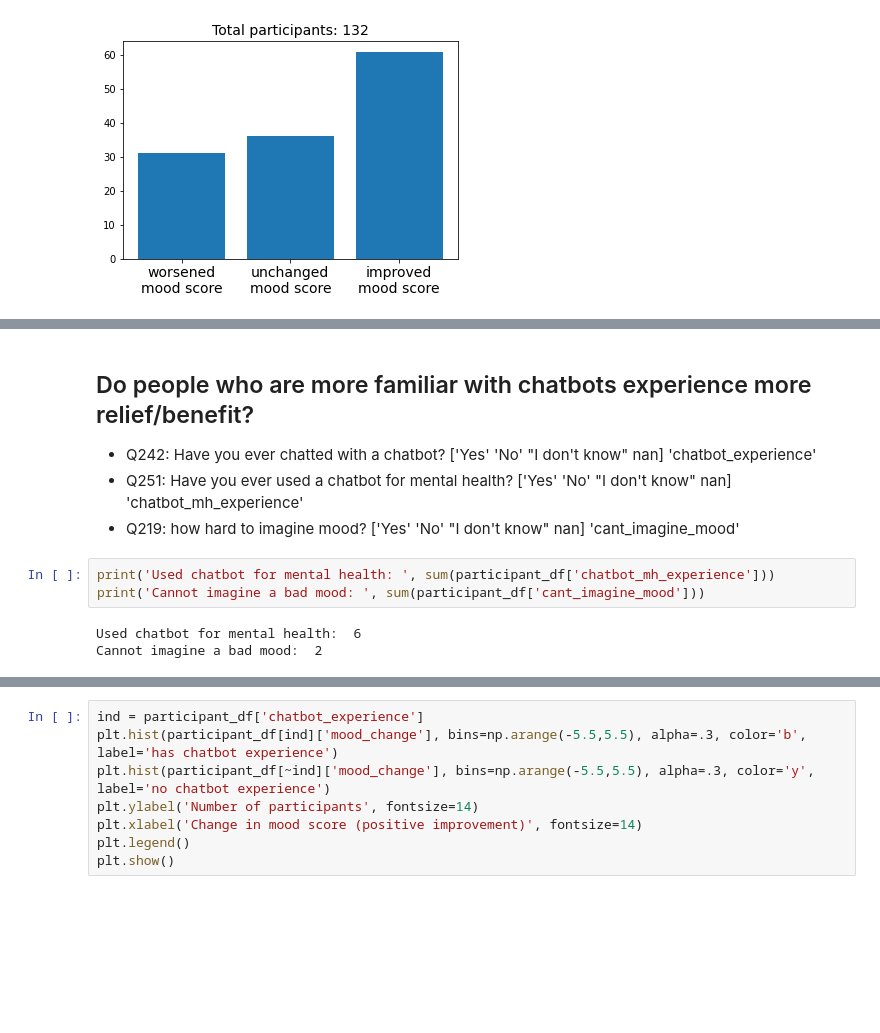
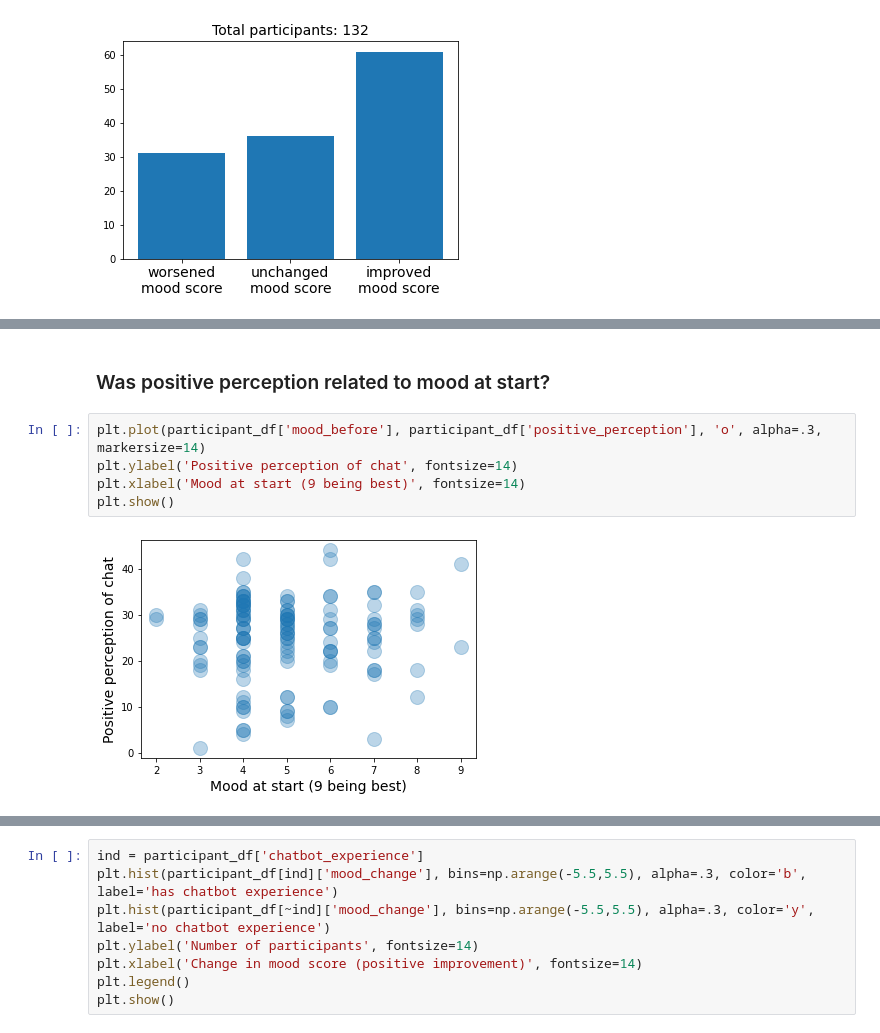
Before and after one commit to odemasi/therapybot_limitations, a Jupyter notebook: Therapybot_plots_v1.ipynb, the cells around one changed output, grey strips where cells are left out. Drawn from its saved outputs; the diff is of its cells as text; blank space fills up the shorter version.

```diff
--- a/Therapybot_plots_v1.ipynb
+++ b/Therapybot_plots_v1.ipynb
@@ -326,12 +469,9 @@ plt.show()
-# %% [markdown]
-## Do people who are more familiar with chatbots experience more relief/benefit?
-
-* Q242: Have you ever chatted with a chatbot? ['Yes' 'No' "I don't know" nan] 'chatbot_experience'
-* Q251: Have you ever used a chatbot for mental health? ['Yes' 'No' "I don't know" nan] 'chatbot_mh_experience'
-* Q219: how hard to imagine mood? ['Yes' 'No' "I don't know" nan] 'cant_imagine_mood'
-# %%
-print('Used chatbot for mental health: ', sum(participant_df['chatbot_mh_experience']))
-print('Cannot imagine a bad mood: ', sum(participant_df['cant_imagine_mood']))
-# %% [output]
-Used chatbot for mental health:  6
-Cannot imagine a bad mood:  2
+# %% [markdown]
+### Was positive perception related to mood at start?
+# %%
+plt.plot(participant_df['mood_before'], participant_df['positive_perception'], 'o', alpha=.3, markersize=14)
+plt.ylabel('Positive perception of chat', fontsize=14)
+plt.xlabel('Mood at start (9 being best)', fontsize=14)
+plt.show()
+# %% [output]
+[figure, added]
```
Also changed, not shown: parts of 72 cells of this notebook.
